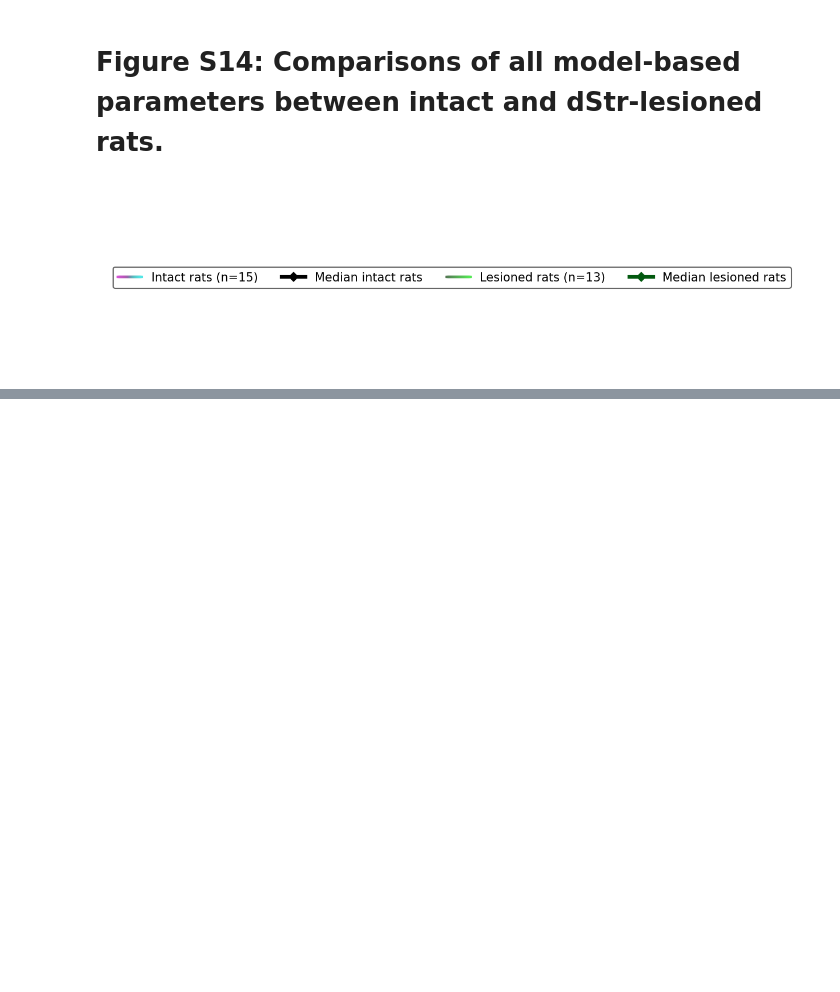
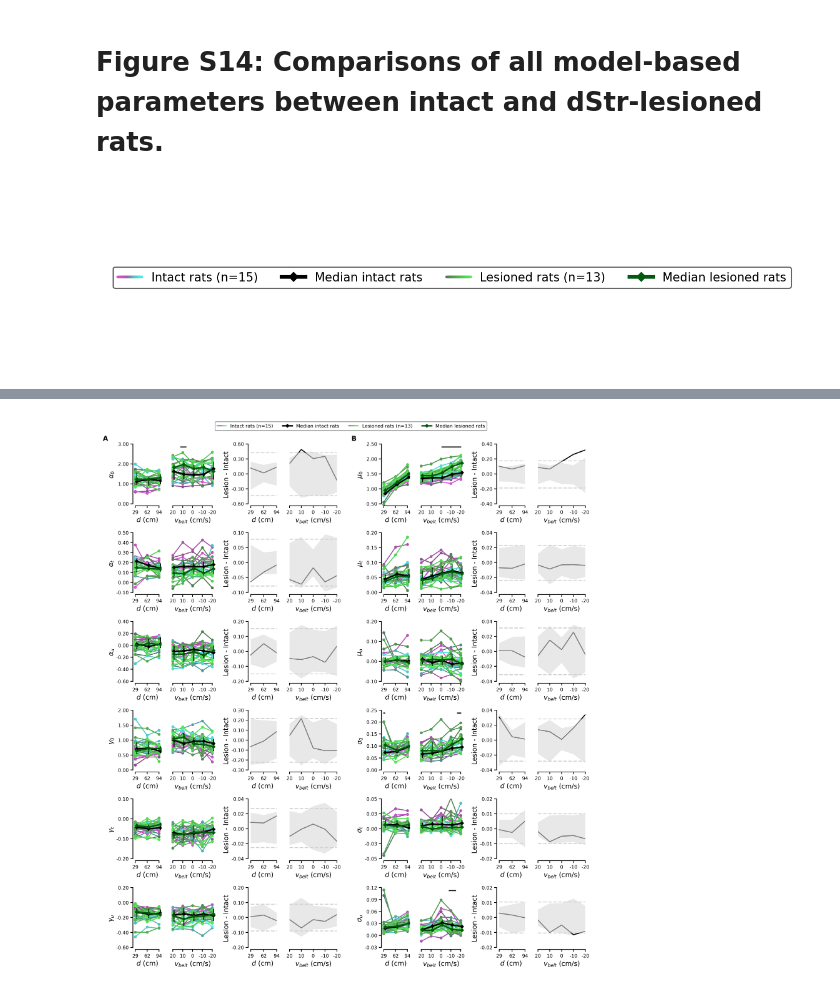
Before and after one commit to HeathenToaster/RunningFastAndSlow, a Jupyter notebook: Figure_S14.ipynb, the cells around one changed output, grey strips where cells are left out. Cells and saved outputs as stored; diff of their text form; code cells hidden in the pictures; blank space fills up the shorter version.

```diff
--- a/Figure_S14.ipynb
+++ b/Figure_S14.ipynb
@@ -346,0 +286,90 @@ plt.savefig("./Figures_paper/Figure_S14.svg", facecolor='w',
+# %%
+fig=plt.figure(figsize=(cm2inch(18), cm2inch(20)), dpi=600, constrained_layout=True, facecolor='w')
+
+gs0 = fig.add_gridspec(7, 9 , height_ratios=[.05, 1, 1, 1, 1, 1, 1], width_ratios=[.75, 1.25, .75, 1.25, .05, .75, 1.25, .75, 1.25])
+
+ax_alpha_0_d = fig.add_subplot(gs0[1, 0])
+ax_alpha_0_vbelt = fig.add_subplot(gs0[1, 1])
+ax_alpha_0_d_stats = fig.add_subplot(gs0[1, 2])
+ax_alpha_0_vbelt_stats = fig.add_subplot(gs0[1, 3])
+ax_alpha_t_d = fig.add_subplot(gs0[2, 0])
+ax_alpha_t_vbelt = fig.add_subplot(gs0[2, 1])
+ax_alpha_t_d_stats = fig.add_subplot(gs0[2, 2])
+ax_alpha_t_vbelt_stats = fig.add_subplot(gs0[2, 3])
+ax_alpha_u_d = fig.add_subplot(gs0[3, 0])
+ax_alpha_u_vbelt = fig.add_subplot(gs0[3, 1])
+ax_alpha_u_d_stats = fig.add_subplot(gs0[3, 2])
+ax_alpha_u_vbelt_stats = fig.add_subplot(gs0[3, 3])
+
+ax_gamma_0_d = fig.add_subplot(gs0[4, 0])
+ax_gamma_0_vbelt = fig.add_subplot(gs0[4, 1])
+ax_gamma_0_d_stats = fig.add_subplot(gs0[4, 2])
+ax_gamma_0_vbelt_stats = fig.add_subplot(gs0[4, 3])
+ax_gamma_t_d = fig.add_subplot(gs0[5, 0])
+ax_gamma_t_vbelt = fig.add_subplot(gs0[5, 1])
+ax_gamma_t_d_stats = fig.add_subplot(gs0[5, 2])
+ax_gamma_t_vbelt_stats = fig.add_subplot(gs0[5, 3])
+ax_gamma_u_d = fig.add_subplot(gs0[6, 0])
+ax_gamma_u_vbelt = fig.add_subplot(gs0[6, 1])
+ax_gamma_u_d_stats = fig.add_subplot(gs0[6, 2])
+ax_gamma_u_vbelt_stats = fig.add_subplot(gs0[6, 3])
+
+
+ax_mu_0_d = fig.add_subplot(gs0[1, 5])
+ax_mu_0_vbelt = fig.add_subplot(gs0[1, 6])
+ax_mu_0_d_stats = fig.add_subplot(gs0[1, 7])
+ax_mu_0_vbelt_stats = fig.add_subplot(gs0[1, 8])
+ax_mu_t_d = fig.add_subplot(gs0[2, 5])
+ax_mu_t_vbelt = fig.add_subplot(gs0[2, 6])
+ax_mu_t_d_stats = fig.add_subplot(gs0[2, 7])
+ax_mu_t_vbelt_stats = fig.add_subplot(gs0[2, 8])
+ax_mu_u_d = fig.add_subplot(gs0[3, 5])
+ax_mu_u_vbelt = fig.add_subplot(gs0[3, 6])
+ax_mu_u_d_stats = fig.add_subplot(gs0[3, 7])
+ax_mu_u_vbelt_stats = fig.add_subplot(gs0[3, 8])
+
+ax_sigma_0_d = fig.add_subplot(gs0[4, 5])
+ax_sigma_0_vbelt = fig.add_subplot(gs0[4, 6])
+ax_sigma_0_d_stats = fig.add_subplot(gs0[4, 7])
+ax_sigma_0_vbelt_stats = fig.add_subplot(gs0[4, 8])
+ax_sigma_t_d = fig.add_subplot(gs0[5, 5])
+ax_sigma_t_vbelt = fig.add_subplot(gs0[5, 6])
+ax_sigma_t_d_stats = fig.add_subplot(gs0[5, 7])
+ax_sigma_t_vbelt_stats = fig.add_subplot(gs0[5, 8])
+ax_sigma_u_d = fig.add_subplot(gs0[6, 5])
+ax_sigma_u_vbelt = fig.add_subplot(gs0[6, 6])
+ax_sigma_u_d_stats = fig.add_subplot(gs0[6, 7])
+ax_sigma_u_vbelt_stats = fig.add_subplot(gs0[6, 8])
+
+
+FigureS14AB(alpha_0, 'alpha_0', ax_d=ax_alpha_0_d, ax_stat_d=ax_alpha_0_d_stats, ax_vbelt=ax_alpha_0_vbelt, ax_stat_vbelt=ax_alpha_0_vbelt_stats)
+FigureS14AB(alpha_t, 'alpha_t', ax_d=ax_alpha_t_d, ax_stat_d=ax_alpha_t_d_stats, ax_vbelt=ax_alpha_t_vbelt, ax_stat_vbelt=ax_alpha_t_vbelt_stats)
+FigureS14AB(alpha_u, 'alpha_u', ax_d=ax_alpha_u_d, ax_stat_d=ax_alpha_u_d_stats, ax_vbelt=ax_alpha_u_vbelt, ax_stat_vbelt=ax_alpha_u_vbelt_stats)
+FigureS14AB(gamma_0, 'gamma_0', ax_d=ax_gamma_0_d, ax_stat_d=ax_gamma_0_d_stats, ax_vbelt=ax_gamma_0_vbelt, ax_stat_vbelt=ax_gamma_0_vbelt_stats)
+FigureS14AB(gamma_t, 'gamma_t', ax_d=ax_gamma_t_d, ax_stat_d=ax_gamma_t_d_stats, ax_vbelt=ax_gamma_t_vbelt, ax_stat_vbelt=ax_gamma_t_vbelt_stats)
+FigureS14AB(gamma_u, 'gamma_u', ax_d=ax_gamma_u_d, ax_stat_d=ax_gamma_u_d_stats, ax_vbelt=ax_gamma_u_vbelt, ax_stat_vbelt=ax_gamma_u_vbelt_stats)
+
+FigureS14AB(mu_0, 'mu_0', ax_d=ax_mu_0_d, ax_stat_d=ax_mu_0_d_stats, ax_vbelt=ax_mu_0_vbelt, ax_stat_vbelt=ax_mu_0_vbelt_stats)
+FigureS14AB(mu_t, 'mu_t', ax_d=ax_mu_t_d, ax_stat_d=ax_mu_t_d_stats, ax_vbelt=ax_mu_t_vbelt, ax_stat_vbelt=ax_mu_t_vbelt_stats)
+FigureS14AB(mu_u, 'mu_u', ax_d=ax_mu_u_d, ax_stat_d=ax_mu_u_d_stats, ax_vbelt=ax_mu_u_vbelt, ax_stat_vbelt=ax_mu_u_vbelt_stats)
+FigureS14AB(sigma_0, 'sigma_0', ax_d=ax_sigma_0_d, ax_stat_d=ax_sigma_0_d_stats, ax_vbelt=ax_sigma_0_vbelt, ax_stat_vbelt=ax_sigma_0_vbelt_stats)
+FigureS14AB(sigma_t, 'sigma_t', ax_d=ax_sigma_t_d, ax_stat_d=ax_sigma_t_d_stats, ax_vbelt=ax_sigma_t_vbelt, ax_stat_vbelt=ax_sigma_t_vbelt_stats)
+FigureS14AB(sigma_u, 'sigma_u', ax_d=ax_sigma_u_d, ax_stat_d=ax_sigma_u_d_stats, ax_vbelt=ax_sigma_u_vbelt, ax_stat_vbelt=ax_sigma_u_vbelt_stats)
+
+axes = fig.get_axes()
+for ax in axes:
+    ax.yaxis.set_major_formatter('{x:>5.2f}')
+
+legend = fig.add_axes([.5, 1., .01, .01])
+dummy_legend(ax=legend)
+
+axs = [ax_alpha_0_d, ax_mu_0_d]
+letters = ['A', 'B']
+add_all_letters(axs, letters)
+
+plt.savefig("./Figures_paper/Figure_S14.pdf", facecolor='w',
+            edgecolor='none', bbox_inches='tight', format="pdf", dpi=600)
+
+plt.savefig("./Figures_paper/Figure_S14.svg", facecolor='w',
+            edgecolor='none', bbox_inches='tight', format="svg", dpi=600)
+# %% [output]
@@ -346,0 +393 @@ plt.savefig("./Figures_paper/Figure_S14.svg", facecolor='w',
+[figure, added]
```
Also changed, not shown: parts of 3 cells of this notebook, 27 other files.
